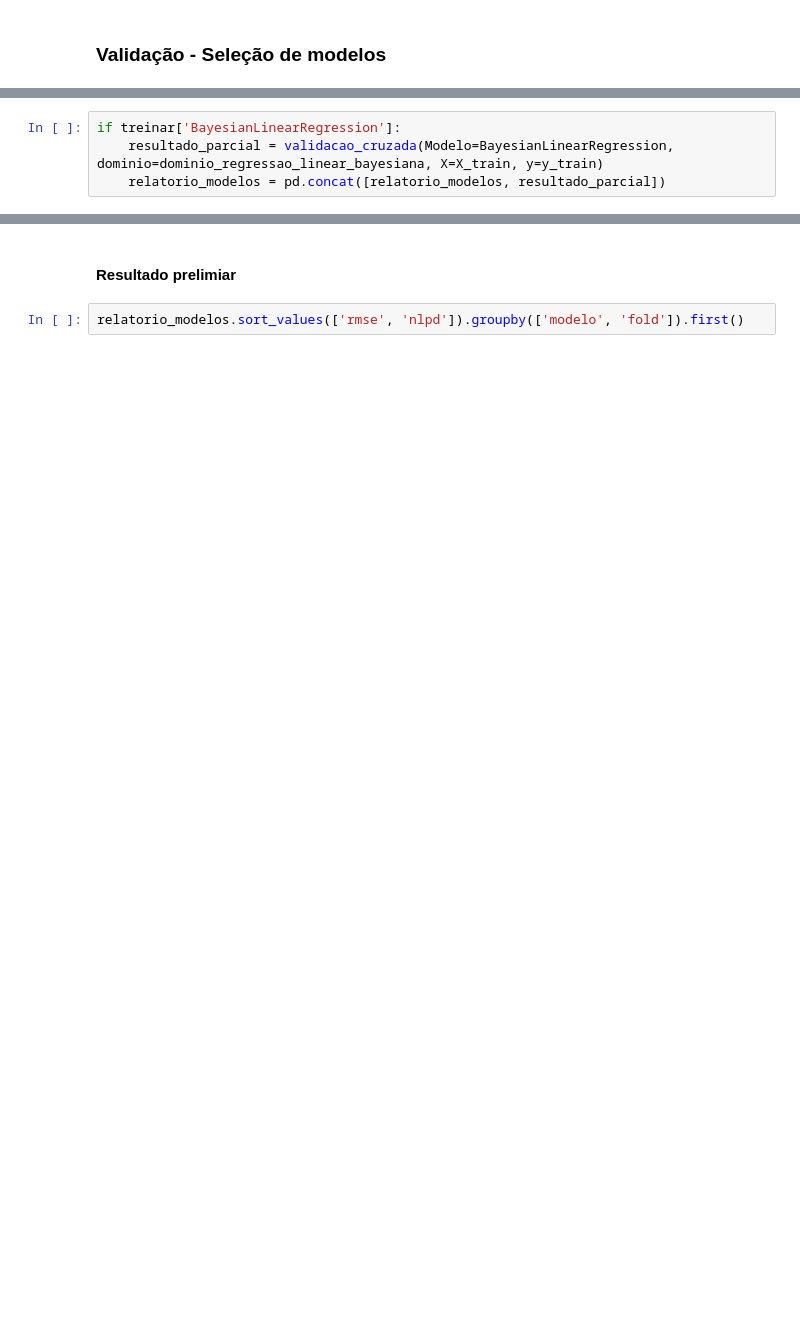
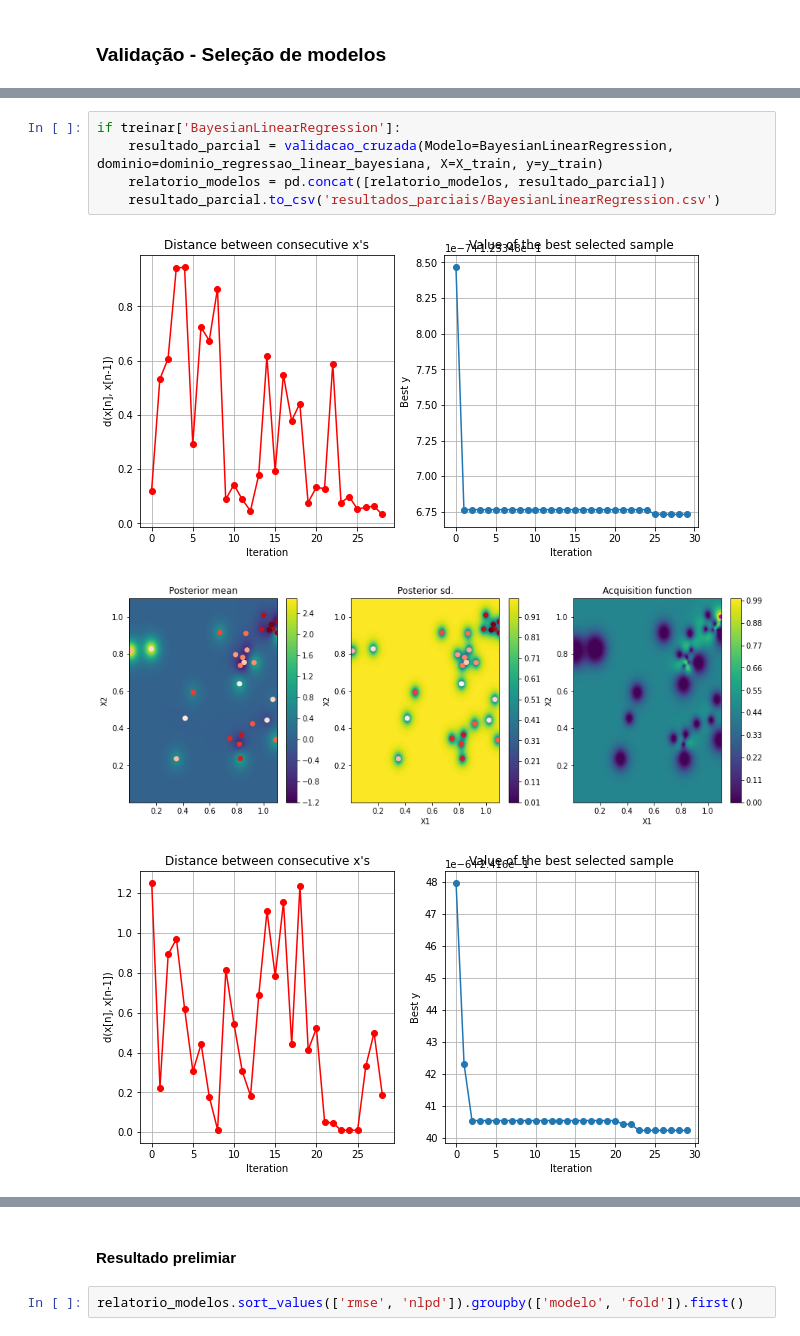
Before and after one commit to JordaoMemoria/topicosTrabalhoFinal, a Jupyter notebook: TreinamentoRegressao.ipynb, the cells around one changed output, grey strips where cells are left out. Drawn from its saved outputs; the diff is of its cells as text; blank space fills up the shorter version.

```diff
--- a/TreinamentoRegressao.ipynb
+++ b/TreinamentoRegressao.ipynb
@@ -352,4 +392,9 @@ if treinar['RegressaoLinear']:
 # %%
 if treinar['BayesianLinearRegression']:
     resultado_parcial = validacao_cruzada(Modelo=BayesianLinearRegression, dominio=dominio_regressao_linear_bayesiana, X=X_train, y=y_train)
     relatorio_modelos = pd.concat([relatorio_modelos, resultado_parcial])
+    resultado_parcial.to_csv('resultados_parciais/BayesianLinearRegression.csv')
+# %% [output]
+[figure, added]
+[figure, added]
+[figure, added]
```
Also changed, not shown: parts of 13 cells of this notebook.
